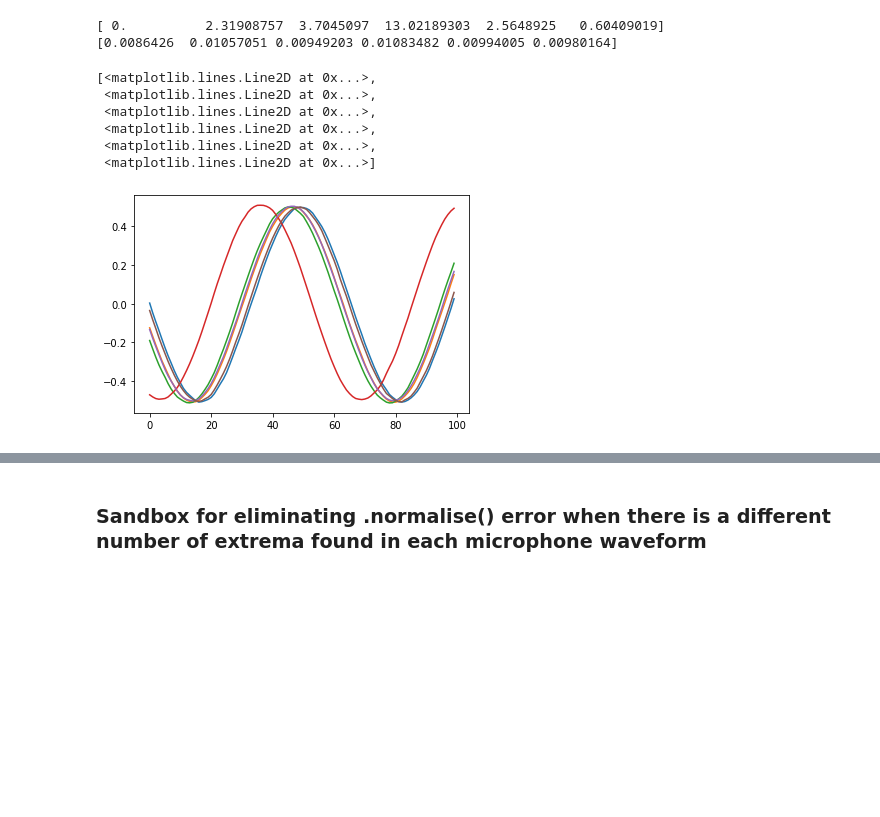
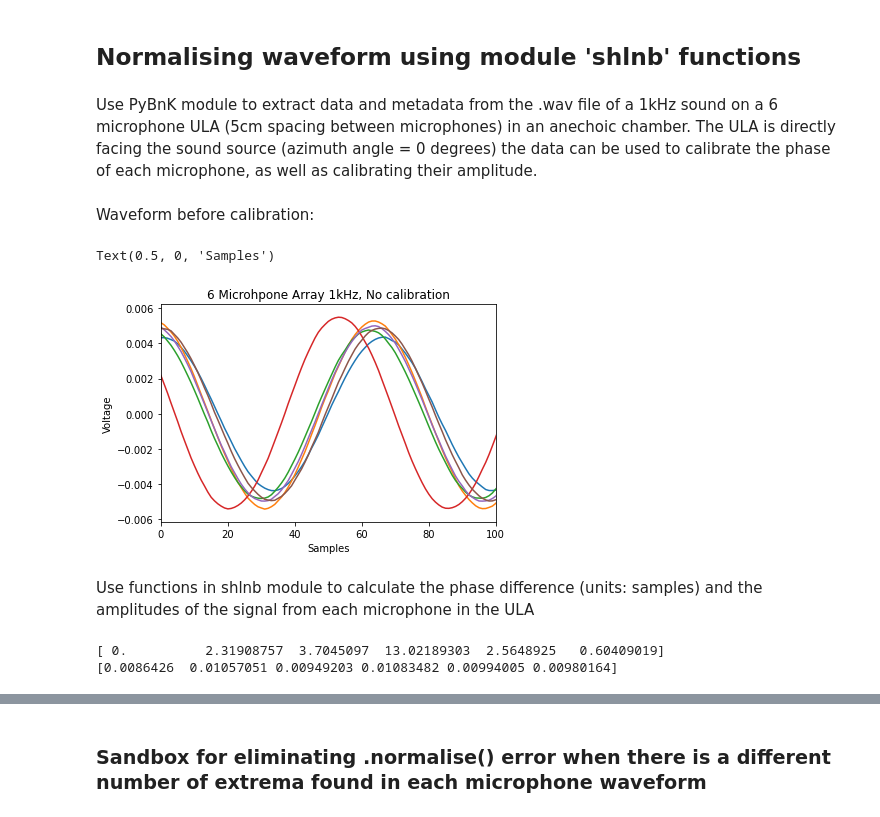
Before and after one commit to butterlyn/07_PYTHON_FILES_BUTTERLY, a Jupyter notebook: calibration_sandbox.ipynb, the cells around one changed output, grey strips where cells are left out. Saved outputs shown, nothing was run; the diff lists cells and outputs as text; code cells hidden in the pictures; blank space fills up the shorter version.

Commit message:
Created calibration_sandbox for demonstrating how shlnb can be used to calibrate the phase and relative amplitude between sensors given a single-tone sound recording of zero azimuth angle

```diff
--- a/shlnb_sandbox.ipynb
+++ b/calibration_sandbox.ipynb
@@ -169,2 +162,6 @@ def find_delays(waveform_data):
+# %% [markdown]
+## Normalising waveform using module 'shlnb' functions
+# %% [markdown]
+Use PyBnK module to extract data and metadata from the .wav file of a 1kHz sound on a 6 microphone ULA (5cm spacing between microphones) in an anechoic chamber. The ULA is directly facing the sound source (azimuth angle = 0 degrees) the data can be used to calibrate the phase of each microphone, as well as calibrating their amplitude.
 # %%
 import matplotlib.pyplot as plt
@@ -173,6 +171,19 @@ wav_filepath = "/home/butterlyn/documents/BUTTERLYN_WSL_FILES/BnK_data/20200327-
 
 wav_data, meta_data, json_data = OpenWav(wav_filepath)
 wav_data = wav_data[int(5E5)+10:int(1E6),:]
+# %% [markdown]
+Waveform before calibration:
+# %%
+plt.plot(wav_data)
+plt.xlim((0,100))
+plt.title("6 Microhpone Array 1kHz, No calibration")
+plt.ylabel("Voltage")
+plt.xlabel("Samples")
+# %% [output]
+Text(0.5, 0, 'Samples')
+[figure, added]
+# %% [markdown]
+Use functions in shlnb module to calculate the phase difference (units: samples) and the amplitudes of the signal from each microphone in the ULA
 # %%
 delays = find_delays(wav_data)
 amplitudes = find_amplitudes(wav_data)
@@ -181,14 +192,3 @@ print(find_amplitudes(wav_data))
 # %% [output]
 [ 0.          2.31908757  3.7045097  13.02189303  2.5648925   0.60409019]
 [0.0086426  0.01057051 0.00949203 0.01083482 0.00994005 0.00980164]
-# %%
-wav_data_normalised = wav_data/amplitudes
-plt.plot(wav_data_normalised[1000:1100])
-# %% [output]
-[<matplotlib.lines.Line2D at 0x...>,
- <matplotlib.lines.Line2D at 0x...>,
- <matplotlib.lines.Line2D at 0x...>,
- <matplotlib.lines.Line2D at 0x...>,
- <matplotlib.lines.Line2D at 0x...>,
- <matplotlib.lines.Line2D at 0x...>]
-[figure, removed]
```
Also changed, not shown: parts of 12 cells of this notebook.
